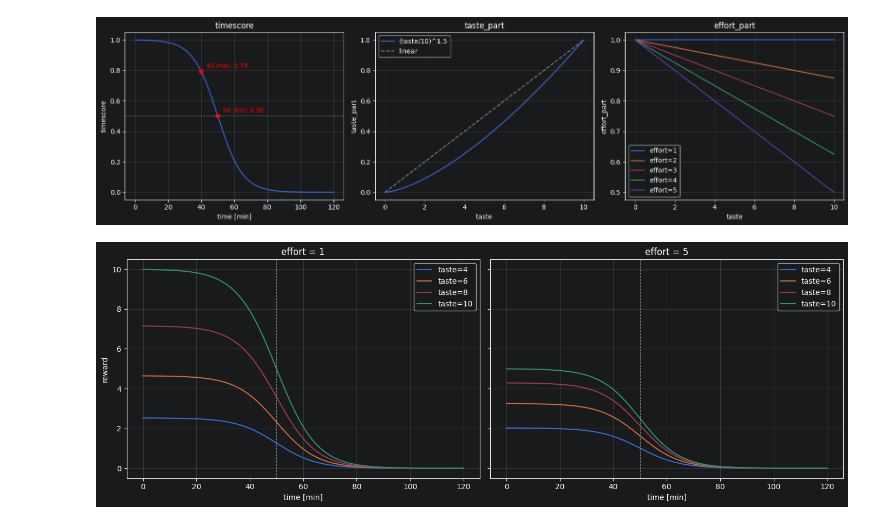
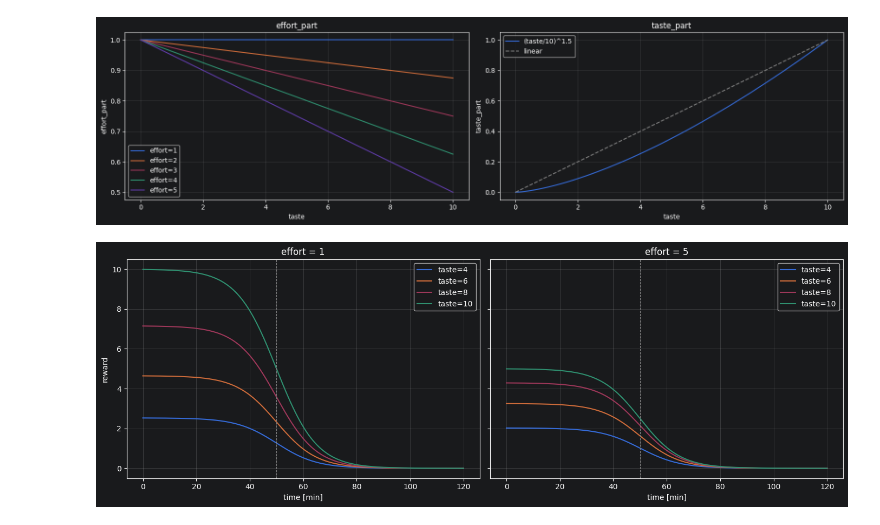
Before and after one commit to FunPhantasie/SmartFood, a Jupyter notebook: docs/Testing/reward_score.ipynb, the cells around one changed output. Saved outputs shown, nothing was run; the diff lists cells and outputs as text; code cells hidden in the pictures.

```diff
--- a/docs/Testing/reward_score.ipynb
+++ b/docs/Testing/reward_score.ipynb
@@ -41,36 +82,27 @@ def reward_from_ratings(cook_minutes, prep_minutes, taste_ratings, effort_rating
 # %%
 t = np.linspace(0, 120, 300)
 ta = np.linspace(0, 10, 200)
 
-fig, axes = plt.subplots(1, 3, figsize=(16, 4.5))
-
-ax = axes[0]
-ax.plot(t, timescore(t))
-for x in [40, 50]:
-    ax.plot(x, timescore(x), "ro")
-    ax.annotate(f"{x} min: {timescore(x):.2f}", (x, timescore(x)),
-                xytext=(8, 5), textcoords="offset points", color="red")
-ax.axhline(0.5, color="gray", lw=0.8, ls="--")
-ax.set(title="timescore", xlabel="time [min]", ylabel="timescore")
+fig, axes = plt.subplots(1, 2, figsize=(16, 4.5))
 
 ax = axes[1]
 ax.plot(ta, taste_part(ta), label="(taste/10)^1.5")
 ax.plot(ta, ta / 10, ls="--", color="gray", label="linear")
 ax.set(title="taste_part", xlabel="taste", ylabel="taste_part")
 ax.legend()
 
-ax = axes[2]
+ax = axes[0]
 for e in [1, 2, 3, 4, 5]:
     ax.plot(ta, effort_part(ta, e), label=f"effort={e}")
 ax.set(title="effort_part", xlabel="taste", ylabel="effort_part")
 ax.legend()
 
 for ax in axes:
     ax.grid(alpha=0.3)
 plt.tight_layout()
 plt.show()
 # %% [output]
-[figure, old version]
+[figure, new version]
 # %%
 fig, axes = plt.subplots(1, 2, figsize=(14, 5), sharey=True)
 for ax, e in zip(axes, [1, 5]):
```
Also changed, not shown: parts of 8 cells of this notebook, 3 other files.
